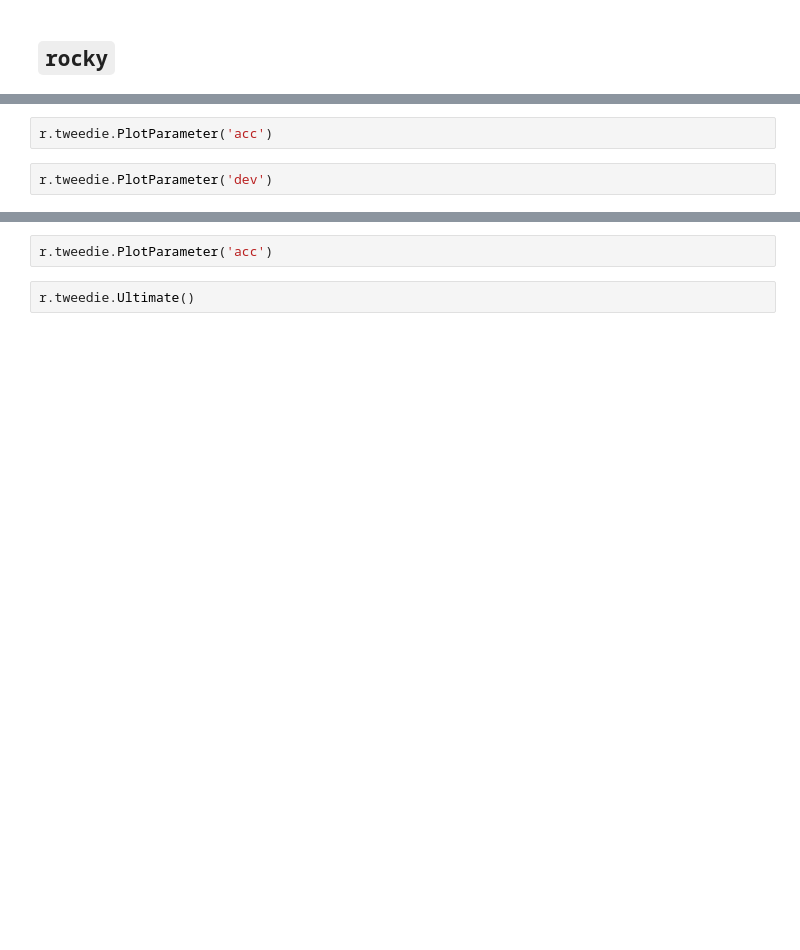
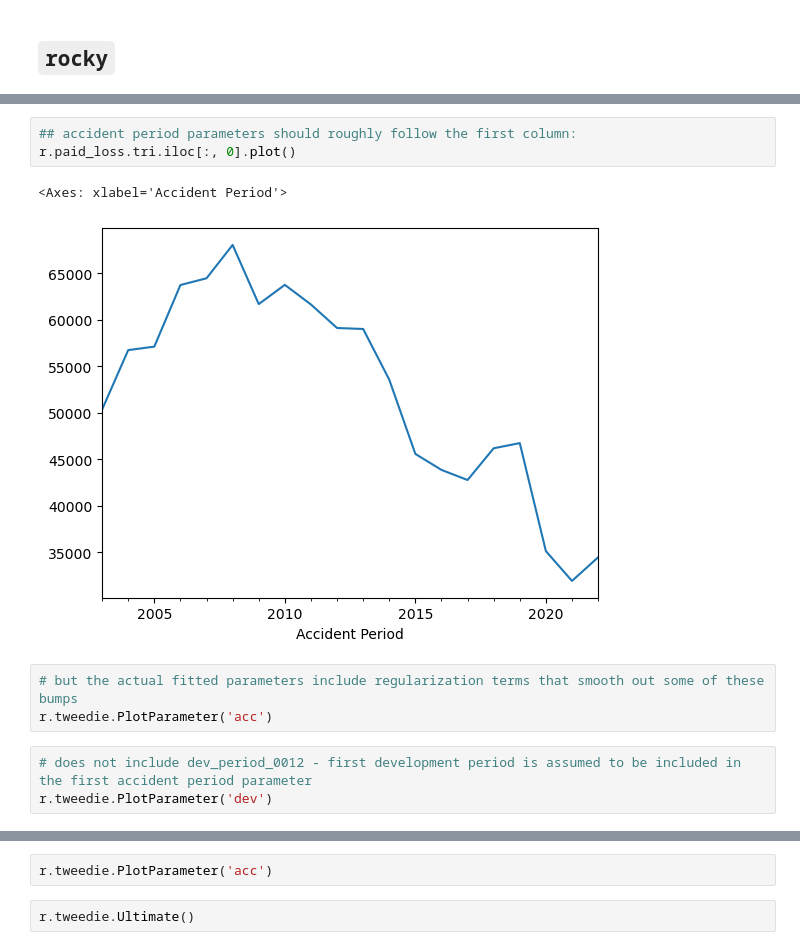
Before and after one commit to rocky-reserving/rocky, a Jupyter notebook: rocky-app/ROCKY Demo.ipynb, the cells around one changed output, grey strips where cells are left out. Saved outputs shown, nothing was run; the diff lists cells and outputs as text; blank space fills up the shorter version.

```diff
--- a/rocky-app/ROCKY Demo.ipynb
+++ b/rocky-app/ROCKY Demo.ipynb
@@ -219,7 +353,15 @@ r.paid_loss.tri
-# %%
-r.tweedie.PlotParameter('acc')
-# %%
-r.tweedie.PlotParameter('dev')
+# %%
+## accident period parameters should roughly follow the first column:
+r.paid_loss.tri.iloc[:, 0].plot()
+# %% [output]
+<Axes: xlabel='Accident Period'>
+[figure, added]
+# %%
+# but the actual fitted parameters include regularization terms that smooth out some of these bumps
+r.tweedie.PlotParameter('acc')
+# %%
+# does not include dev_period_0012 - first development period is assumed to be included in the first accident period parameter
+r.tweedie.PlotParameter('dev')
 # %%
 r.tweedie.Ultimate()
 # %% [output]
```
Also changed, not shown: parts of 50 cells of this notebook, 11 other files.
